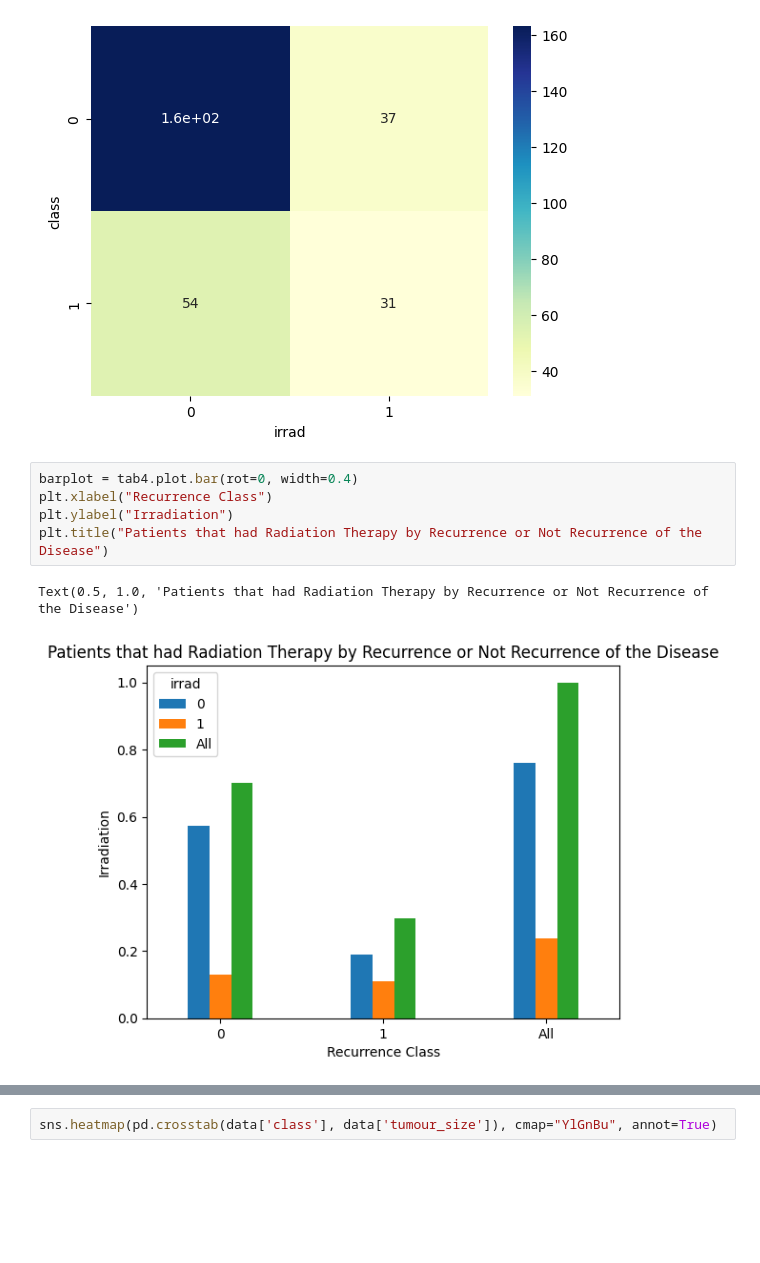
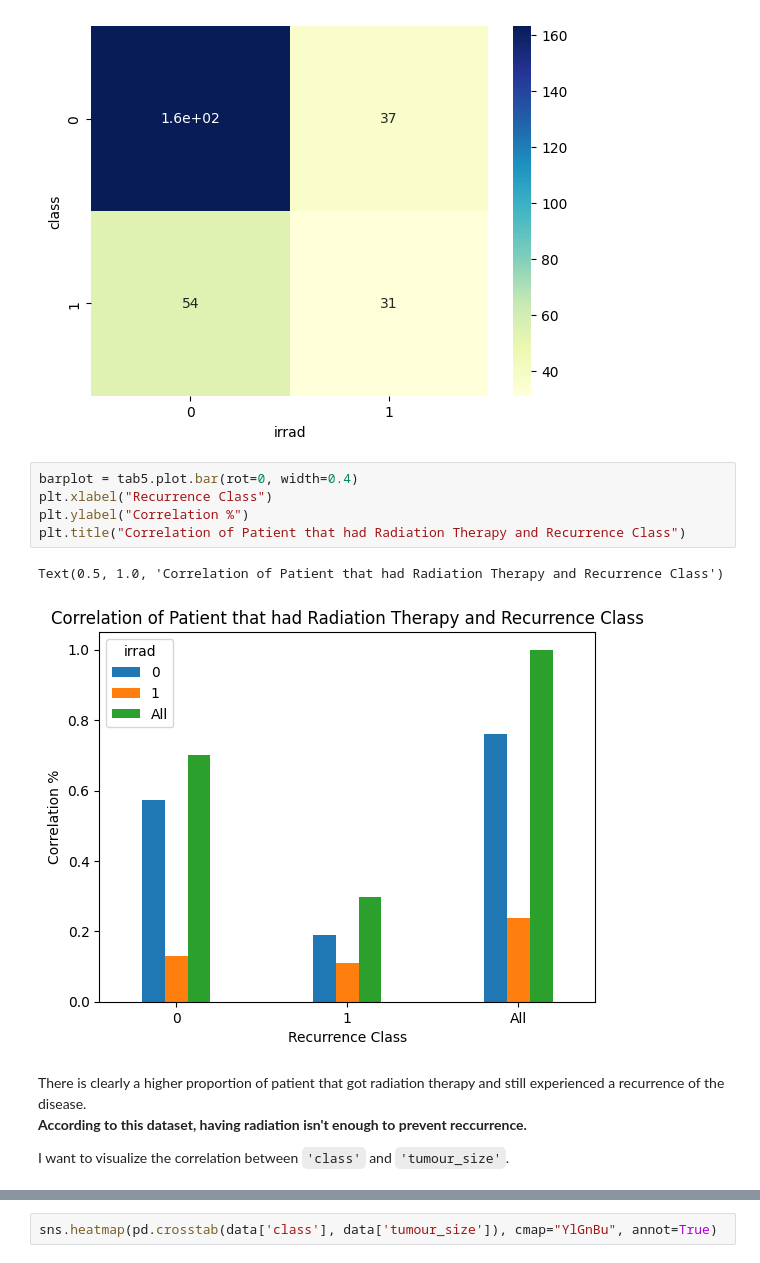
Before and after one commit to daniocionini/Prediction-Model-Breast-Cancer-Recurrence, a Jupyter notebook: pred-breast-cancer-recc.ipynb, the cells around one changed output, grey strips where cells are left out. Cells and saved outputs as stored; diff of their text form; blank space fills up the shorter version.

````diff
--- a/pred-breast-cancer-recc.ipynb
+++ b/pred-breast-cancer-recc.ipynb
@@ -387,11 +504,16 @@ sns.heatmap(pd.crosstab(data['class'], data['irrad']), cmap="YlGnBu", annot=True
 <AxesSubplot: xlabel='irrad', ylabel='class'>
 [figure]
 # %%
-barplot = tab4.plot.bar(rot=0, width=0.4)
+barplot = tab5.plot.bar(rot=0, width=0.4)
 plt.xlabel("Recurrence Class")
-plt.ylabel("Irradiation")
-plt.title("Patients that had Radiation Therapy by Recurrence or Not Recurrence of the Disease")
+plt.ylabel("Correlation %")
+plt.title("Correlation of Patient that had Radiation Therapy and Recurrence Class")
 # %% [output]
-Text(0.5, 1.0, 'Patients that had Radiation Therapy by Recurrence or Not Recurrence of the Disease')
+Text(0.5, 1.0, 'Correlation of Patient that had Radiation Therapy and Recurrence Class')
-[figure, old version]
+[figure, new version]
+# %% [markdown]
+There is clearly a higher proportion of patient that got radiation therapy and still experienced a recurrence of the disease.<br>
+**According to this dataset, having radiation isn't enough to prevent reccurrence.**
+
+I want to visualize the correlation between ```'class'``` and ```'tumour_size'```.
 # %%
````
Also changed, not shown: parts of 132 cells of this notebook.
